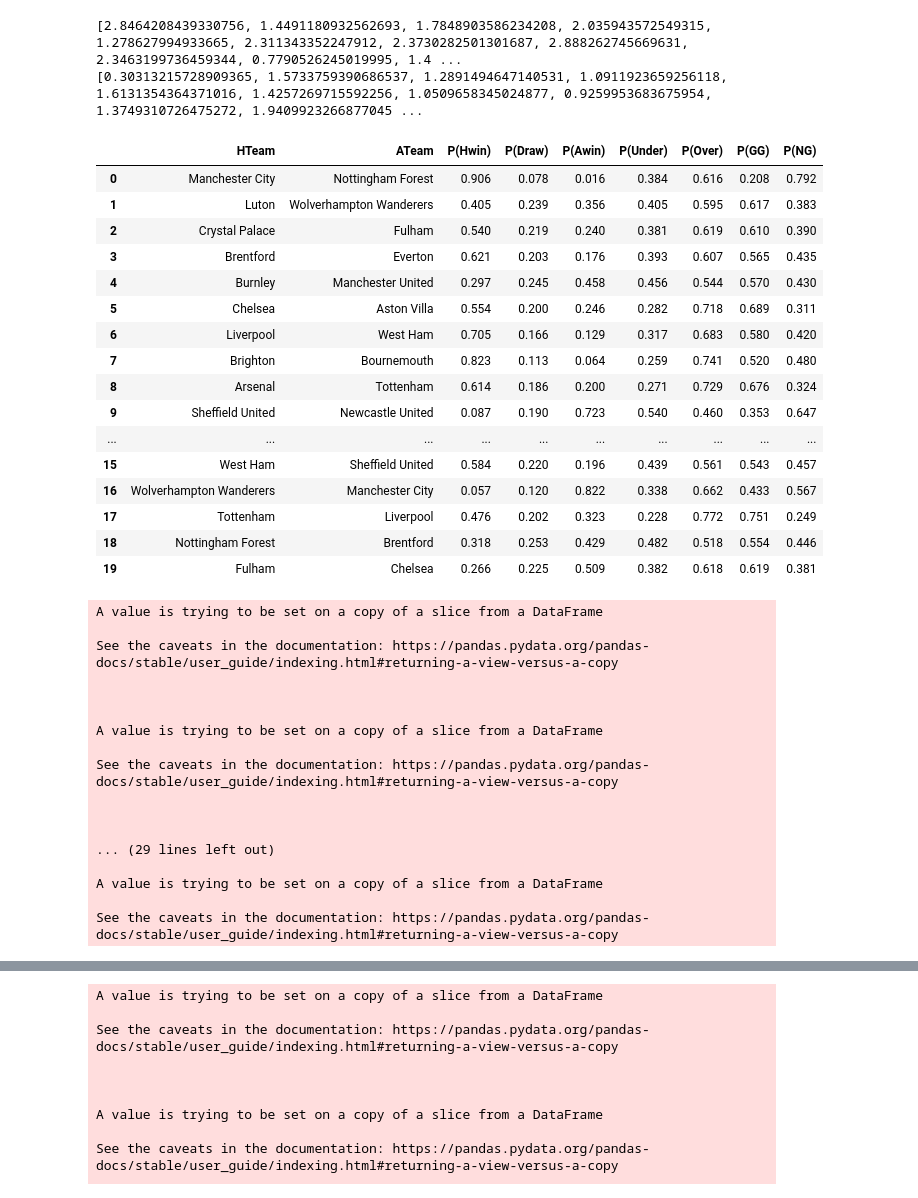
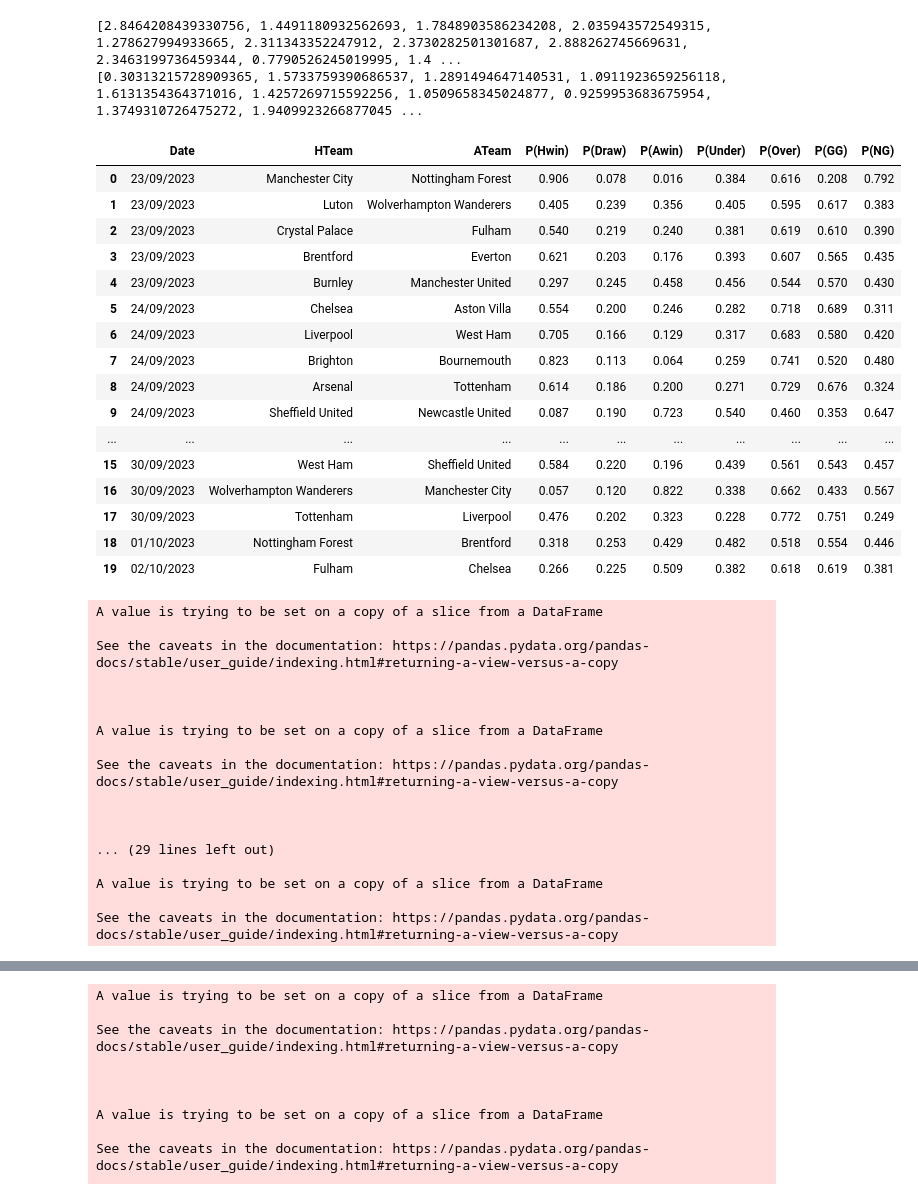
Before and after one commit to nickpadd/EnglishPremierLeaguePredictor, a Jupyter notebook: PoissonVotingPredictor.ipynb, the cells around one changed output, grey strips where cells are left out. Cells and saved outputs as stored; diff of their text form; code cells hidden in the pictures.

Commit message:
Updating for the upcoming matches

```diff
--- a/PoissonVotingPredictor.ipynb
+++ b/PoissonVotingPredictor.ipynb
@@ -370,7 +370,7 @@ for j, l in enumerate(LamdaHome):
     Pie_list.append(Pie_Df)
 
 
-PRED = PRED[['HTeam', 'ATeam', 'P(Hwin)', 'P(Draw)', 'P(Awin)', 'P(Under)', 'P(Over)', 'P(GG)', 'P(NG)']]
+PRED = PRED[['Date', 'HTeam', 'ATeam', 'P(Hwin)', 'P(Draw)', 'P(Awin)', 'P(Under)', 'P(Over)', 'P(GG)', 'P(NG)']]
 with pd.option_context('display.max_rows', None, 'display.max_columns', None):  # more options can be specified also
     display(PRED)
 
@@ -381,51 +381,51 @@ disp_pred.rename(columns = {'HTeam':'Home Team'}, inplace = True)
 html_table_blue_light = build_table(disp_pred, 'blue_light')
 
 # Save to html file
 with open('UpcomingMatchesPrediction.html', 'w') as f:
     f.write(html_table_blue_light)
 
 Final_Odds = pd.concat([PRED, Odds], axis=0)
 Final_Odds['Type'] = np.nan
 Final_Odds['Match'] = np.nan
 Final_Odds = Final_Odds.reset_index(drop = 'True')
 Final_Odds.loc[Final_Odds['B365H'].isnull(), 'Type'] = 'Predicted'
 Final_Odds.loc[Final_Odds['P(Hwin)'].isnull(), 'Type'] = 'Bookmaker'
 
 for i, x in enumerate(Final_Odds['Match']):
     Final_Odds['Match'][i] = str(Final_Odds['HTeam'][i] + '-' + Final_Odds['ATeam'][i])
 
 li  = Final_Odds.index[Final_Odds['Type'] == 'Bookmaker'].tolist()
 for i in li:
     Final_Odds['P(Hwin)'][i] = 1/Final_Odds.iloc[i]['B365H']
     Final_Odds['P(Awin)'][i] = 1/Final_Odds.iloc[i]['B365A']
     Final_Odds['P(Draw)'][i] = 1/Final_Odds.iloc[i]['B365D']
     Final_Odds['P(Over)'][i] = 1/Final_Odds.iloc[i]['BbAv>2.5']
     Final_Odds['P(Under)'][i] = 1/Final_Odds.iloc[i]['BbAv<2.5']
     Final_Odds['P(GG)'][i] = 1/Final_Odds.iloc[i]['GG']
     Final_Odds['P(NG)'][i] = 1/Final_Odds.iloc[i]['NG']
 
-Final_Odds = Final_Odds[['P(Hwin)', 'P(Draw)', 'P(Awin)', 'P(Under)', 'P(Over)', 'P(GG)', 'P(NG)', 'Type', 'Match']].copy()
+Final_Odds = Final_Odds[['P(Hwin)', 'P(Draw)', 'P(Awin)', 'P(Under)', 'P(Over)', 'P(GG)', 'P(NG)', 'Type', 'Match', 'Date']].copy()
 
 with pd.option_context('display.max_rows', None, 'display.max_columns', None):  # more options can be specified also
     display(Final_Odds)
 # %% [output]
-|  | HTeam | ATeam | P(Hwin) | P(Draw) | P(Awin) | P(Under) | P(Over) | P(GG) | P(NG) |
-| 0 | Manchester City | Nottingham Forest | 0.906 | 0.078 | 0.016 | 0.384 | 0.616 | 0.208 | 0.792 |
-| 1 | Luton | Wolverhampton Wanderers | 0.405 | 0.239 | 0.356 | 0.405 | 0.595 | 0.617 | 0.383 |
-| 2 | Crystal Palace | Fulham | 0.540 | 0.219 | 0.240 | 0.381 | 0.619 | 0.610 | 0.390 |
-| 3 | Brentford | Everton | 0.621 | 0.203 | 0.176 | 0.393 | 0.607 | 0.565 | 0.435 |
-| 4 | Burnley | Manchester United | 0.297 | 0.245 | 0.458 | 0.456 | 0.544 | 0.570 | 0.430 |
-| 5 | Chelsea | Aston Villa | 0.554 | 0.200 | 0.246 | 0.282 | 0.718 | 0.689 | 0.311 |
-| 6 | Liverpool | West Ham | 0.705 | 0.166 | 0.129 | 0.317 | 0.683 | 0.580 | 0.420 |
-| 7 | Brighton | Bournemouth | 0.823 | 0.113 | 0.064 | 0.259 | 0.741 | 0.520 | 0.480 |
-| 8 | Arsenal | Tottenham | 0.614 | 0.186 | 0.200 | 0.271 | 0.729 | 0.676 | 0.324 |
-| 9 | Sheffield United | Newcastle United | 0.087 | 0.190 | 0.723 | 0.540 | 0.460 | 0.353 | 0.647 |
-| ... | ... | ... | ... | ... | ... | ... | ... | ... | ... |
-| 15 | West Ham | Sheffield United | 0.584 | 0.220 | 0.196 | 0.439 | 0.561 | 0.543 | 0.457 |
-| 16 | Wolverhampton Wanderers | Manchester City | 0.057 | 0.120 | 0.822 | 0.338 | 0.662 | 0.433 | 0.567 |
-| 17 | Tottenham | Liverpool | 0.476 | 0.202 | 0.323 | 0.228 | 0.772 | 0.751 | 0.249 |
-| 18 | Nottingham Forest | Brentford | 0.318 | 0.253 | 0.429 | 0.482 | 0.518 | 0.554 | 0.446 |
-| 19 | Fulham | Chelsea | 0.266 | 0.225 | 0.509 | 0.382 | 0.618 | 0.619 | 0.381 |
+|  | Date | HTeam | ATeam | P(Hwin) | P(Draw) | P(Awin) | P(Under) | P(Over) | P(GG) | P(NG) |
+| 0 | 23/09/2023 | Manchester City | Nottingham Forest | 0.906 | 0.078 | 0.016 | 0.384 | 0.616 | 0.208 | 0.792 |
+| 1 | 23/09/2023 | Luton | Wolverhampton Wanderers | 0.405 | 0.239 | 0.356 | 0.405 | 0.595 | 0.617 | 0.383 |
+| 2 | 23/09/2023 | Crystal Palace | Fulham | 0.540 | 0.219 | 0.240 | 0.381 | 0.619 | 0.610 | 0.390 |
+| 3 | 23/09/2023 | Brentford | Everton | 0.621 | 0.203 | 0.176 | 0.393 | 0.607 | 0.565 | 0.435 |
+| 4 | 23/09/2023 | Burnley | Manchester United | 0.297 | 0.245 | 0.458 | 0.456 | 0.544 | 0.570 | 0.430 |
+| 5 | 24/09/2023 | Chelsea | Aston Villa | 0.554 | 0.200 | 0.246 | 0.282 | 0.718 | 0.689 | 0.311 |
+| 6 | 24/09/2023 | Liverpool | West Ham | 0.705 | 0.166 | 0.129 | 0.317 | 0.683 | 0.580 | 0.420 |
+| 7 | 24/09/2023 | Brighton | Bournemouth | 0.823 | 0.113 | 0.064 | 0.259 | 0.741 | 0.520 | 0.480 |
+| 8 | 24/09/2023 | Arsenal | Tottenham | 0.614 | 0.186 | 0.200 | 0.271 | 0.729 | 0.676 | 0.324 |
+| 9 | 24/09/2023 | Sheffield United | Newcastle United | 0.087 | 0.190 | 0.723 | 0.540 | 0.460 | 0.353 | 0.647 |
+| ... | ... | ... | ... | ... | ... | ... | ... | ... | ... | ... |
+| 15 | 30/09/2023 | West Ham | Sheffield United | 0.584 | 0.220 | 0.196 | 0.439 | 0.561 | 0.543 | 0.457 |
+| 16 | 30/09/2023 | Wolverhampton Wanderers | Manchester City | 0.057 | 0.120 | 0.822 | 0.338 | 0.662 | 0.433 | 0.567 |
+| 17 | 30/09/2023 | Tottenham | Liverpool | 0.476 | 0.202 | 0.323 | 0.228 | 0.772 | 0.751 | 0.249 |
+| 18 | 01/10/2023 | Nottingham Forest | Brentford | 0.318 | 0.253 | 0.429 | 0.482 | 0.518 | 0.554 | 0.446 |
+| 19 | 02/10/2023 | Fulham | Chelsea | 0.266 | 0.225 | 0.509 | 0.382 | 0.618 | 0.619 | 0.381 |
 A value is trying to be set on a copy of a slice from a DataFrame
 
 See the caveats in the documentation: https://pandas.pydata.org/pandas-docs/stable/user_guide/indexing.html#returning-a-view-versus-a-copy
```
Also changed, not shown: parts of 2 cells of this notebook, 8 other files.
